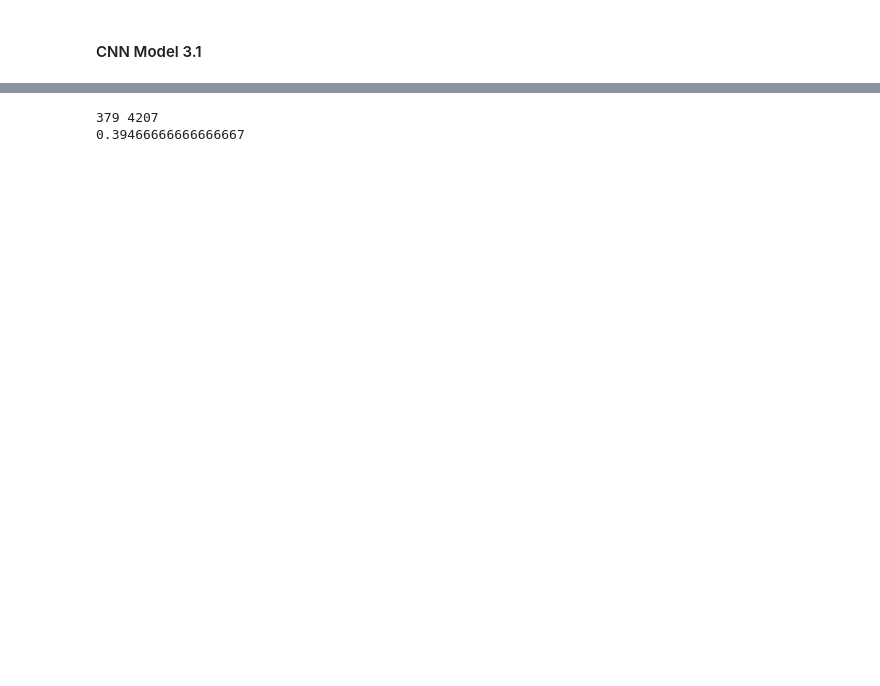
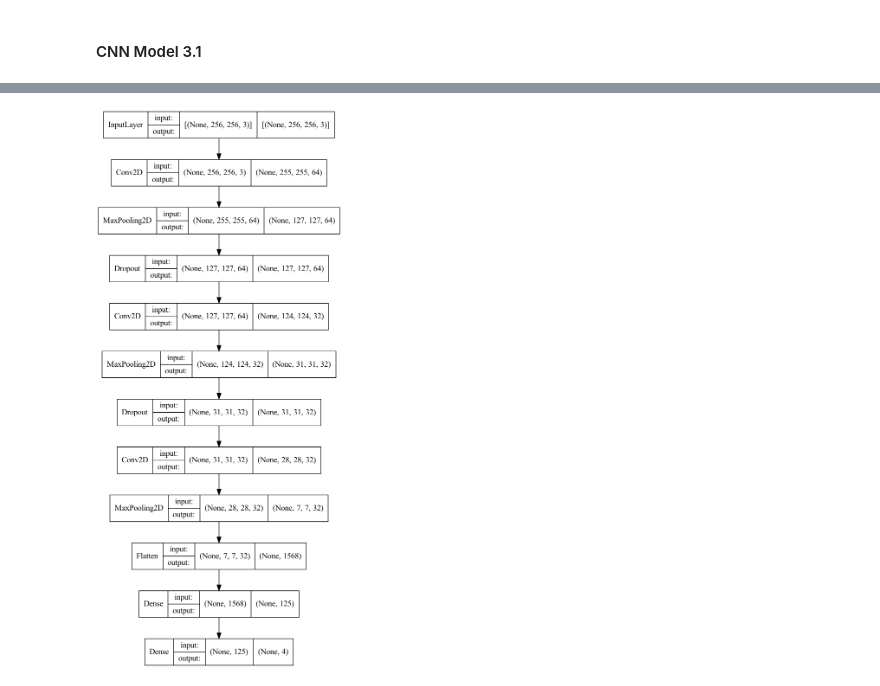
Before and after one commit to kalebts/synth-param-estimator, a Jupyter notebook: code/cnn_spec.ipynb, the cells around one changed output, grey strips where cells are left out. Cells and saved outputs as stored; diff of their text form; code cells hidden in the pictures; blank space fills up the shorter version.

Commit message:
added final models

```diff
--- a/code/cnn_spec.ipynb
+++ b/code/cnn_spec.ipynb
@@ -647,4 +687,4 @@ plt.legend(['precision', 'val_precision']);
 # %%
-model3_1_load = tf.keras.models.load_model('../models/model3.1mc15-val_recall0.81')
-model3_1_load.evaluate(test_gen)
+model3_1_loaded = tf.keras.models.load_model('../models/model3.1mc11-val_loss0.55')
+model3_1_loaded.evaluate(test_gen)
 # %% [output]
@@ -728,31 +696,0 @@ data[(data['sine_wave'] == 1) & (data['square_wave'] == 0) & (data['saw_wave'] =
-# %%
-all_correct = 0
-indv_correct_preds = 0
-
-ac_waves = 0
-
-for row in data.iterrows():
-    # print(row)
-    spec_img = load_img(f'../audio_files/mono/3_mult_waves_detune_adsr/spectrograms/{row[1][0]}', target_size=(256, 256))
-    img_array = img_to_array(spec_img)
-    img_batch = np.expand_dims(img_array, axis=0)
-
-    preds = model3_1_load.predict(img_batch)
-    preds[preds<.5] = 0
-    preds[preds>.5] = 1
-    true = [row[1][1], row[1][3], row[1][5], row[1][7]]
-
-    matches = sum(sum(preds == true))
-    if matches == 4:
-        all_correct += 1
-        ac_waves += row[1][1] + row[1][3] + row[1][5] + row[1][7]
-
-    indv_correct_preds += matches
-
-
-
-print(all_correct, indv_correct_preds)
-print(ac_waves/1500)
-# %% [output]
-379 4207
-0.39466666666666667
@@ -764,0 +697,4 @@ print(ac_waves/1500)
+# %%
+plot_model(model3_1_loaded, to_file='model3_1_loaded_plot.png', show_shapes=True, show_layer_names=False)
+# %% [output]
+[figure, added]
```
Also changed, not shown: parts of 21 cells of this notebook, 31 other files.
